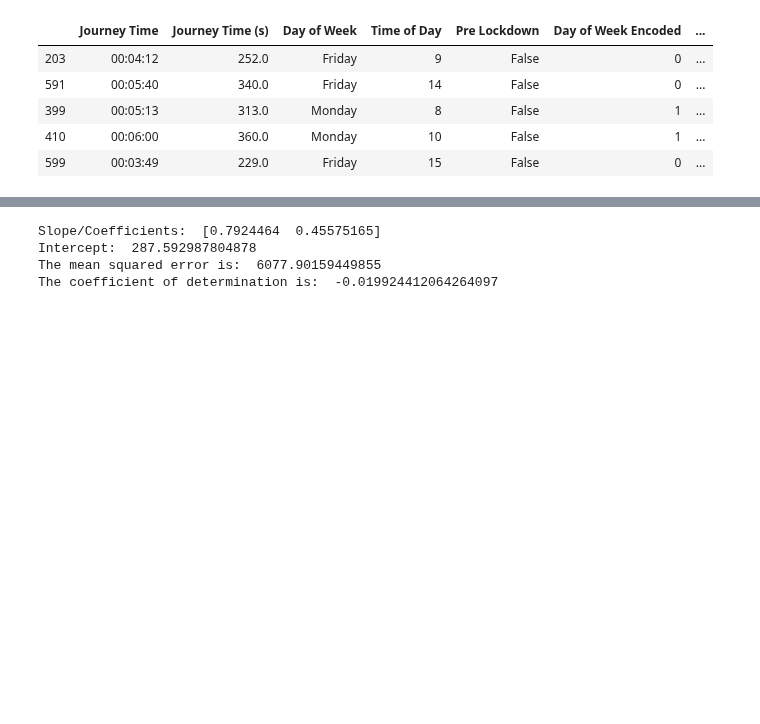
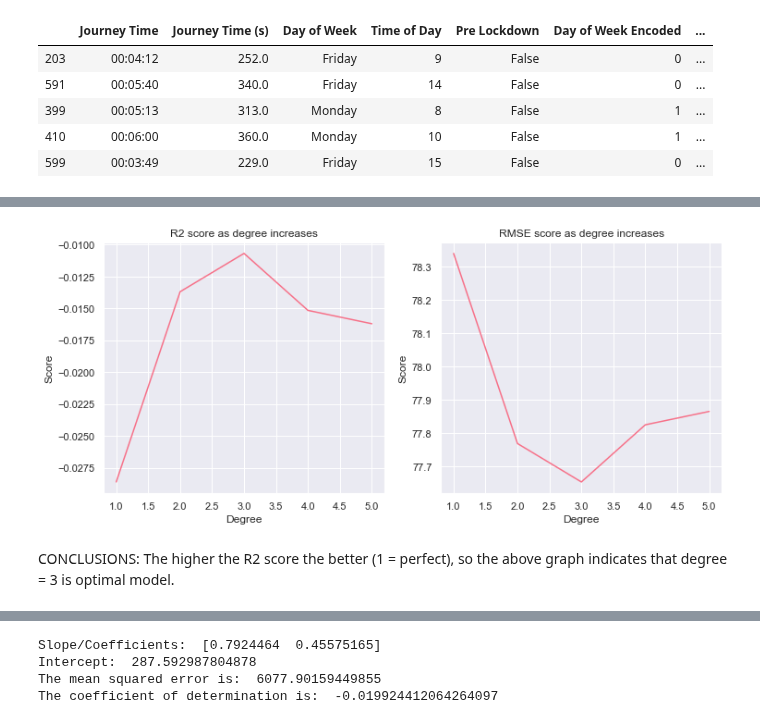
Before and after one commit to serenelc/individual-project-beng, a Jupyter notebook: regression-model.ipynb, the cells around one changed output, grey strips where cells are left out. Drawn from its saved outputs; the diff is of its cells as text; code cells hidden in the pictures; blank space fills up the shorter version.

```diff
--- a/regression-model.ipynb
+++ b/regression-model.ipynb
@@ -635,3 +677,25 @@ CONCLUSIONS:
+# %%
+fig, ax = plt.subplots(figsize=(12,5), nrows = 1, ncols = 2)
+
+rmses = [rmse_day_of_week1, rmse_day_of_week2, rmse_day_of_week3, rmse_day_of_week4, rmse_day_of_week5]
+r2s = [r2_day_of_week1, r2_day_of_week2, r2_day_of_week3, r2_day_of_week4, r2_day_of_week5]
+
+ax[0].plot([1,2,3,4,5], r2s)
+ax[0].set_title("R2 score as degree increases")
+ax[0].set_xlabel("Degree")
+ax[0].set_ylabel("Score")
+
+ax[1].plot([1,2,3,4,5], rmses)
+ax[1].set_title("RMSE score as degree increases")
+ax[1].set_xlabel("Degree")
+ax[1].set_ylabel("Score")
+
+plt.show()
+# %% [output]
+[figure, added]
+# %% [markdown]
+CONCLUSIONS:
+The higher the R2 score the better (1 = perfect), so the above graph indicates that degree = 3 is optimal model.
 # %% [markdown]
 ## Multiple predictor variables == Multiple Linear Regression
 
```
Also changed, not shown: parts of 8 cells of this notebook, 43 other files.
